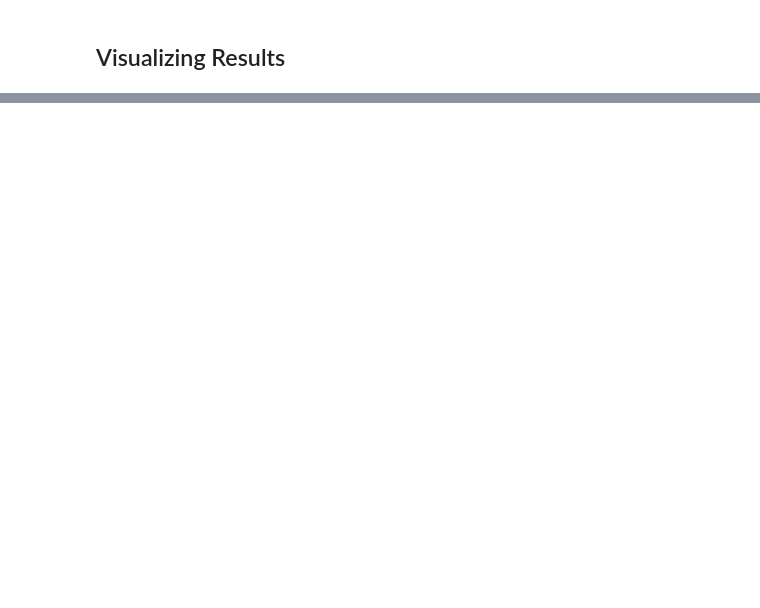
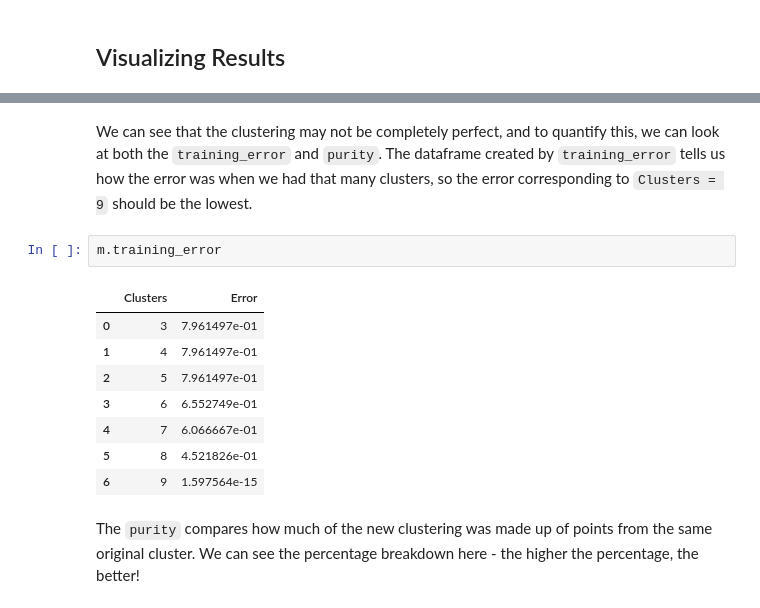
Before and after one commit to janicey27/ORC-MRL, a Jupyter notebook: Maze/Maze_Experience.ipynb, the cells around one changed output, grey strips where cells are left out. Cells and saved outputs as stored; diff of their text form; blank space fills up the shorter version.

```diff
--- a/Maze/Maze_Experience.ipynb
+++ b/Maze/Maze_Experience.ipynb
@@ -257,0 +157,15 @@ Optimal # of clusters reached
+# %% [markdown]
+We can see that the clustering may not be completely perfect, and to quantify this, we can look at both the `training_error` and `purity`. The dataframe created by `training_error` tells us how the error was when we had that many clusters, so the error corresponding to `Clusters = 9` should be the lowest.
+# %%
+m.training_error
+# %% [output]
+|  | Clusters | Error |
+| 0 | 3 | 7.961497e-01 |
+| 1 | 4 | 7.961497e-01 |
+| 2 | 5 | 7.961497e-01 |
+| 3 | 6 | 6.552749e-01 |
+| 4 | 7 | 6.066667e-01 |
+| 5 | 8 | 4.521826e-01 |
+| 6 | 9 | 1.597564e-15 |
+# %% [markdown]
+The `purity` compares how much of the new clustering was made up of points from the same original cluster. We can see the percentage breakdown here - the higher the percentage, the better!
```
Also changed, not shown: parts of 7 cells of this notebook, 8 other files.
